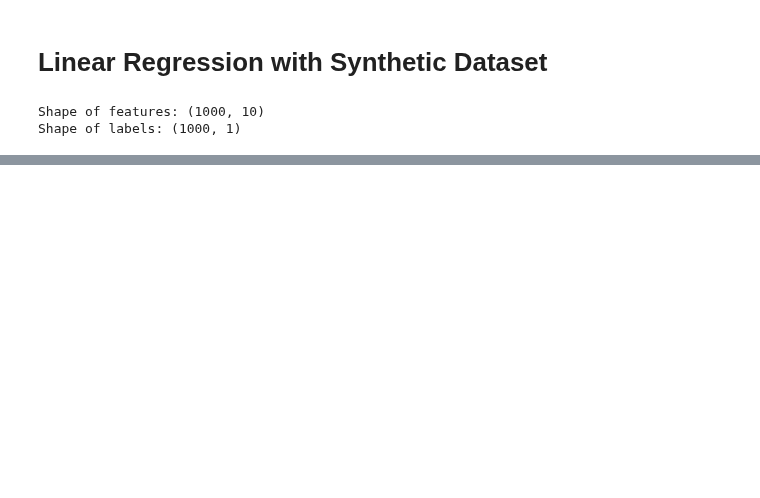
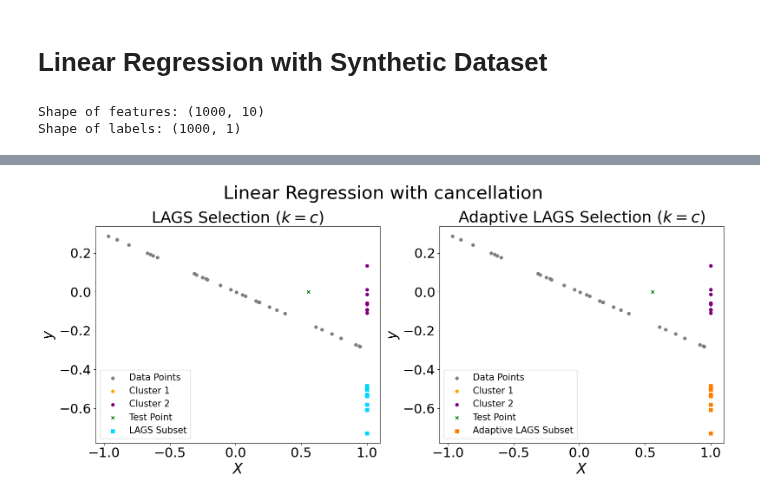
Before and after one commit to sleepymalc/MISS, a Jupyter notebook: linear_regression/synthetic.ipynb, the cells around one changed output, grey strips where cells are left out. Cells and saved outputs as stored; diff of their text form; code cells hidden in the pictures; blank space fills up the shorter version.

```diff
--- a/linear_regression/synthetic.ipynb
+++ b/linear_regression/synthetic.ipynb
@@ -266,0 +194,45 @@ plt.show()
+# %%
+lags_50 = LAGS(X_train, Y_train, X_test[0])[:cluster_size]
+adaptive_lags_50 = adaptive_LAGS(X_train, Y_train, X_test[0], k=cluster_size)
+
+plt.figure(figsize=(16, 7))  # Create a single plot
+
+plt.suptitle(f'Linear Regression with {mode}', fontsize=30)  # Overall title
+
+# Plot for lags_50 subset
+plt.subplot(1, 2, 1)
+plt.scatter(X_train_without_clusters, Y_train_without_clusters, color='gray', label='Data Points', s=25)
+plt.scatter(cluster1_X, cluster1_Y, color='orange', label='Cluster 1', s=25)
+plt.scatter(cluster2_X, cluster2_Y, color='purple', label='Cluster 2', s=25)
+plt.scatter(X_test[0], 0, color='green', marker='x', label='Test Point', s=25)
+plt.scatter(X_train[lags_50], Y_train[lags_50], color=colors[0], marker='s', label='LAGS Subset', s=30)
+plt.xlabel('$X$', fontsize=24)
+plt.ylabel('$y$', fontsize=24)
+plt.xticks(np.arange(-1, 1.1, 0.5), fontsize=22)
+plt.yticks(fontsize=22)
+plt.title('LAGS Selection ($k=c$)', fontsize=26)
+plt.legend(fontsize=15)
+
+# Plot for adaptive_lags_50 subset
+plt.subplot(1, 2, 2)
+plt.scatter(X_train, Y_train, color='gray', label='Data Points', s=25)
+plt.scatter(cluster1_X, cluster1_Y, color='orange', label='Cluster 1', s=25)
+plt.scatter(cluster2_X, cluster2_Y, color='purple', label='Cluster 2', s=25)
+plt.scatter(X_test[0], 0, color='green', marker='x', label='Test Point', s=25)
+plt.scatter(X_train[adaptive_lags_50], Y_train[adaptive_lags_50], color=colors[1], marker='s', label='Adaptive LAGS Subset', s=30)
+plt.xlabel('$X$', fontsize=24)
+plt.ylabel('$y$', fontsize=24)
+plt.xticks(np.arange(-1, 1.1, 0.5), fontsize=22)
+plt.yticks(fontsize=22)
+plt.title('Adaptive LAGS Selection ($k=c$)', fontsize=26)
+plt.legend(fontsize=15)
+
+# Adjust layout
+plt.tight_layout()
+
+plt.savefig('../Figures/Linear_Regression_synthetic_visual_selection_first_cluster.svg', format='svg', dpi=300)
+
+# Show plot
+plt.show()
+# %% [output]
+[figure, added]
```
Also changed, not shown: parts of 10 cells of this notebook, 10 other files.
